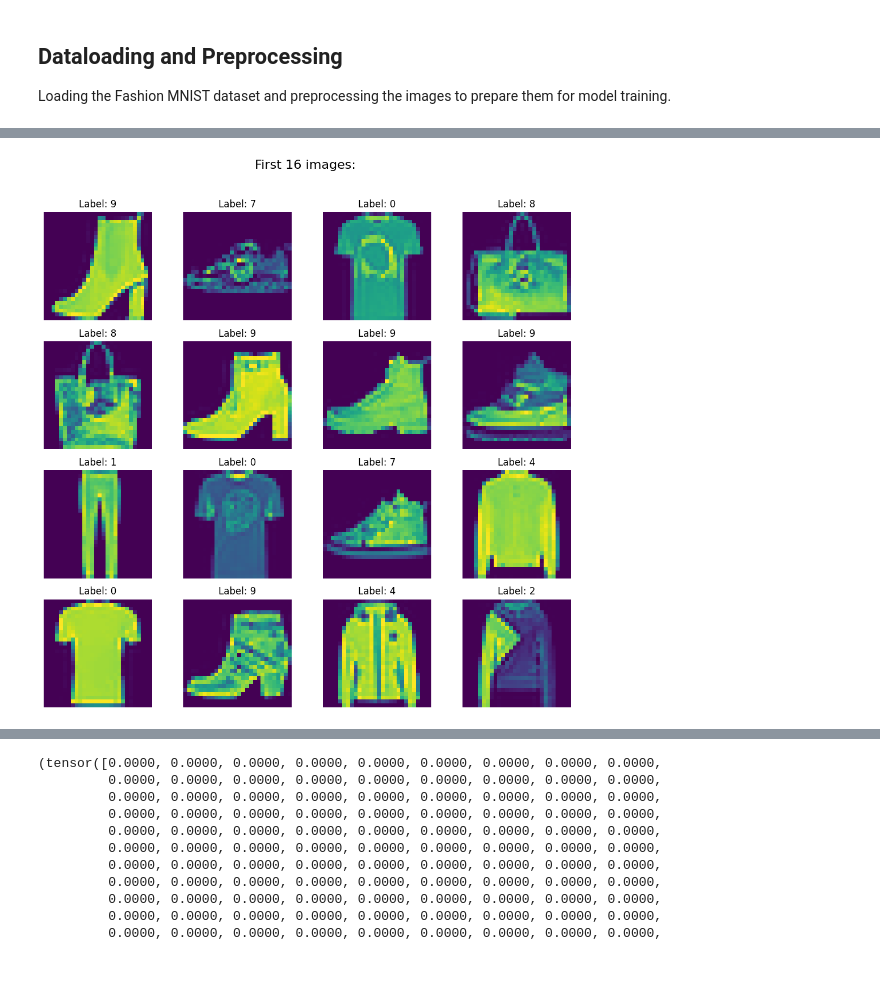
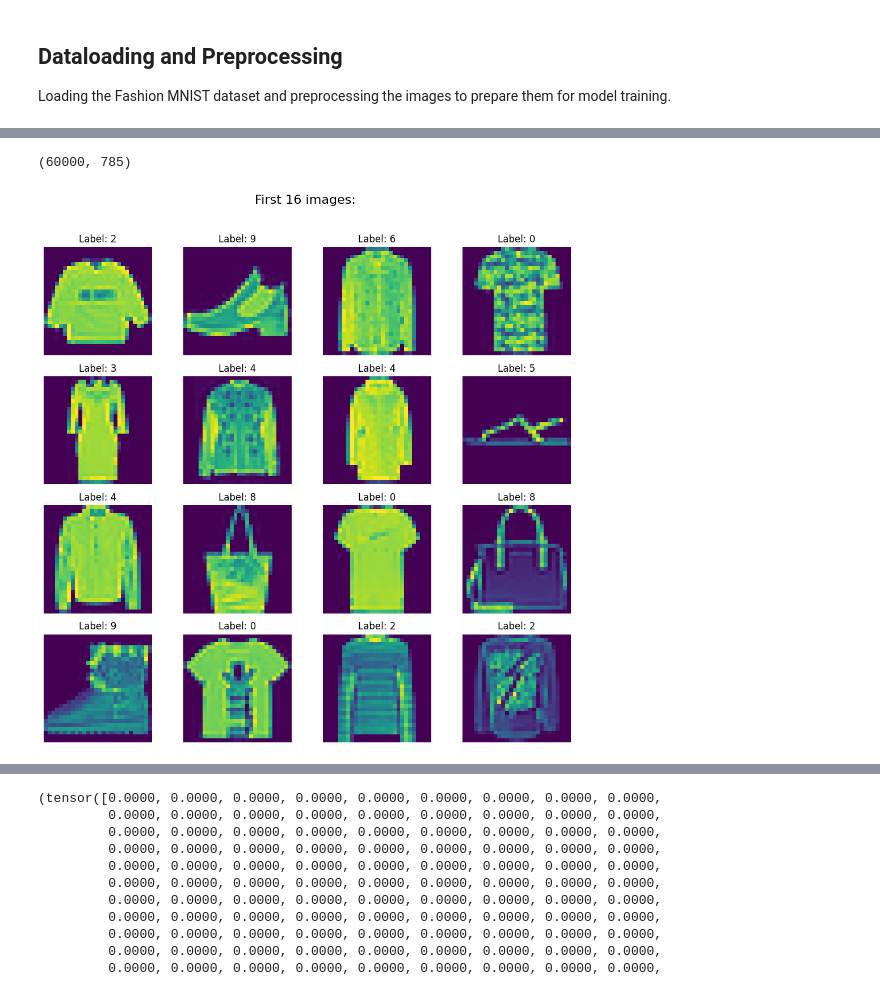
Before and after one commit to gursewak96/Fashion-MNIST-Classification-using-PyTorch, a Jupyter notebook: ANN_Fashion_MNIST_PyTorch.ipynb, the cells around one changed output, grey strips where cells are left out. Drawn from its saved outputs; the diff is of its cells as text; code cells hidden in the pictures.

```diff
--- a/ANN_Fashion_MNIST_PyTorch.ipynb
+++ b/ANN_Fashion_MNIST_PyTorch.ipynb
@@ -49,0 +42,6 @@ df.head(10)
+# %%
+train_dataset_filepath = "/content/fashion-mnist_train.csv"
+test_dataset_filepath = "/content/fashion-mnist_test.csv"
+# %%
+df_train = pd.read_csv(train_dataset_filepath)
+df_train.head(5)
@@ -50,18 +67,22 @@ df.head(10)
+# %%
+df_train.shape
+# %% [output]
+(60000, 785)
 # %%
 # visualizing images
 fig, axs = plt.subplots(4, 4, figsize=(10, 10))
 fig.suptitle("First 16 images: ",fontsize=16)
 
 # Plot the first 16 images from the dataset
 for i, ax in enumerate(axs.flat):
-    img = df.iloc[i, 1:].values.reshape(28,28)
+    img = df_train.iloc[i, 1:].values.reshape(28,28)
     ax.imshow(img)
     ax.axis("off")
-    ax.set_title(f"Label: {df.iloc[i, 0]}")
+    ax.set_title(f"Label: {df_train.iloc[i, 0]}")
 
 plt.tight_layout(rect=[0,0,1,0.96])
 plt.show()
 # %% [output]
-[figure, old version]
+[figure, new version]
 # %%
 # Train Test Split
```
Also changed, not shown: parts of 11 cells of this notebook.
